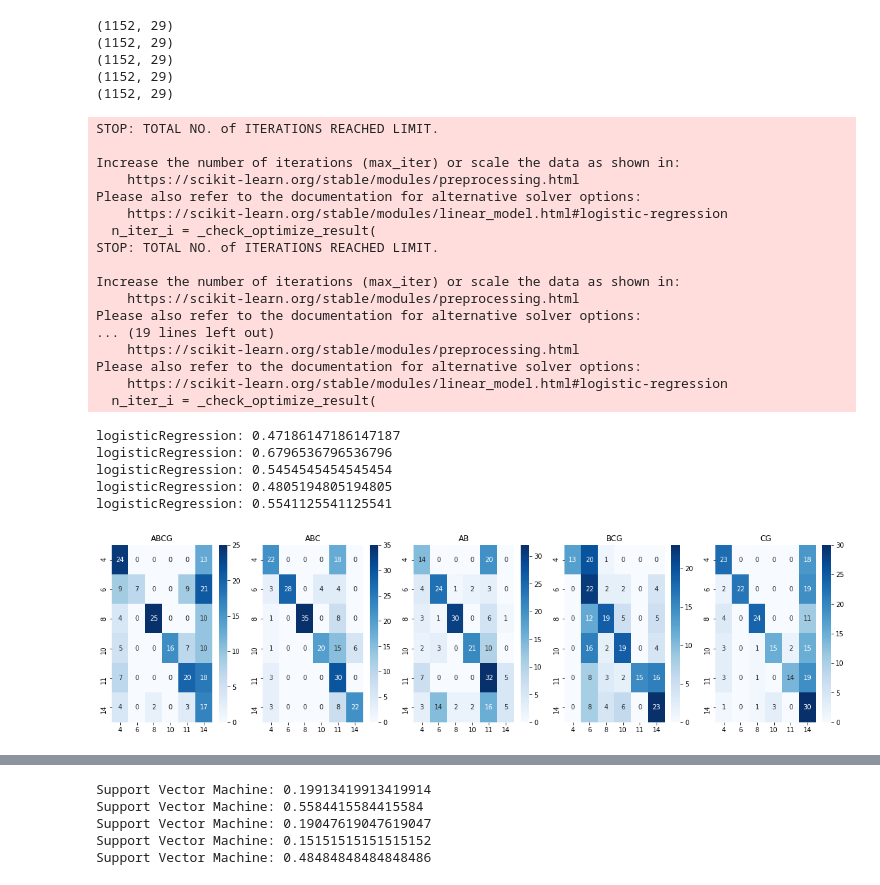
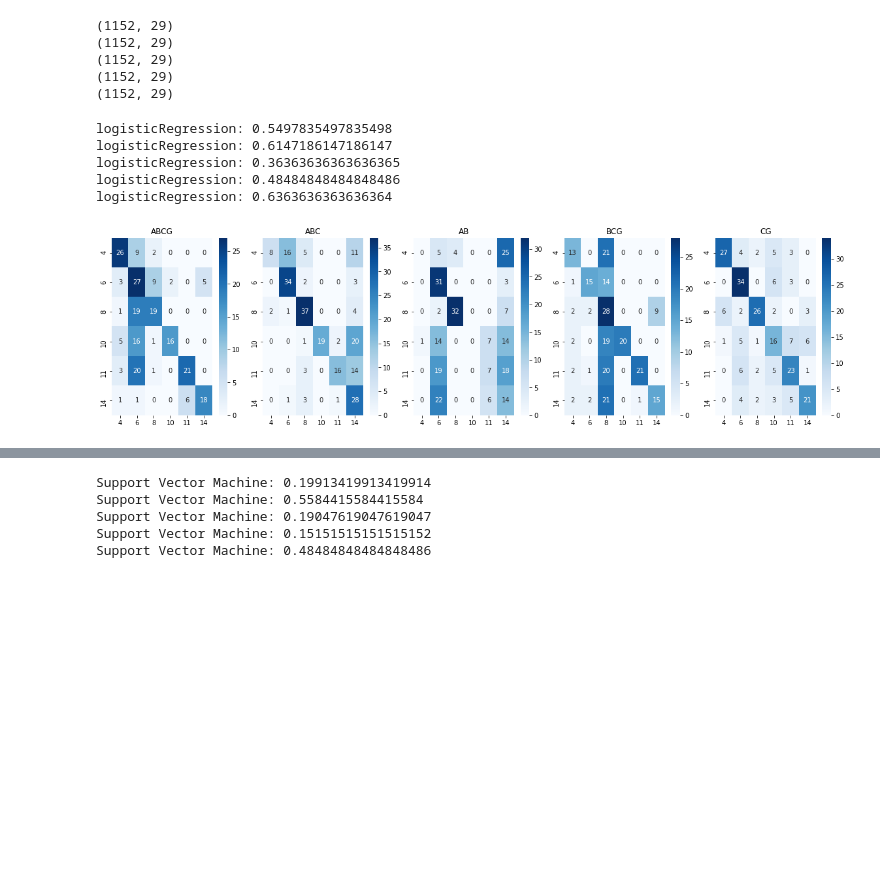
Before and after one commit to anamarigarzon/Predictive_and_Proactive_Maintenance_in_Power_Systems, a Jupyter notebook: IAS-v2/IAS-fsadv.ipynb, the cells around one changed output, grey strips where cells are left out. Cells and saved outputs as stored; diff of their text form; code cells hidden in the pictures; blank space fills up the shorter version.

```diff
--- a/IAS-v2/IAS-fsadv.ipynb
+++ b/IAS-v2/IAS-fsadv.ipynb
@@ -46,14 +49,3 @@ for i in index_bus:
     Fallos_AB.append(globals()[f"AB{i}"])
     Fallos_BCG.append(globals()[f"BCG{i}"])
     Fallos_CG.append(globals()[f"CG{i}"])
-# %%
-"""
-# calcular matriz de correlación
-corr_matrix = ABCG4.corr()
-
-# mostrar plot
-
-fig, ax = plt.subplots(figsize=(15,15))
-sns.heatmap(corr_matrix, cmap='coolwarm', annot=True, ax=ax)
-plt.show()
-"""
@@ -144,61 +134,46 @@ X_train2, X_test2, y_train2, y_test2 = train_test_split(df2.iloc[:,:-1], df2.ilo
 X_train3, X_test3, y_train3, y_test3 = train_test_split(df3.iloc[:,:-1], df3.iloc[:,-1], test_size=0.2, random_state=43)
 X_train4, X_test4, y_train4, y_test4 = train_test_split(df4.iloc[:,:-1], df4.iloc[:,-1], test_size=0.2, random_state=46)
 # %%
-# Crear el modelo de regresión logística
-Nmodels = [0,1,2,3,4]
+# Importar las librerías necesarias
+import matplotlib.pyplot as plt
+import seaborn as sns
+from sklearn.linear_model import LogisticRegression
+from sklearn.metrics import accuracy_score, confusion_matrix
+from sklearn.preprocessing import StandardScaler
+
+# Crear el modelo de regresión logística con las opciones adecuadas
+Nmodels = [0, 1, 2, 3, 4]
 
 for i in Nmodels:
-    globals()[f"clf{i}"] = LogisticRegression(random_state=i)
+    globals()[f"clf{i}"] = LogisticRegression(random_state=i, max_iter=1000, solver='lbfgs')
 
+# Escalar los datos antes de entrenar el modelo
+scaler = StandardScaler()
+for i in Nmodels:
+    X_train_scaled = scaler.fit_transform(globals()[f"X_train{i}"])
+    globals()[f"clf{i}"].fit(X_train_scaled, globals()[f"y_train{i}"])
 
-
-# Entrenar el modelo
-for i in Nmodels:
-    globals()[f"clf{i}"].fit(globals()[f"X_train{i}"], globals()[f"y_train{i}"])
-
-
-#Realizar predicciones sobre el conjunto de prueba
-for i in Nmodels:
-    globals()[f"y_pred{i}"] = globals()[f"clf{i}"].predict(globals()[f"X_test{i}"])
-
-# Evaluar la precisión del modelo
-
-from sklearn.metrics import accuracy_score
+# Realizar predicciones sobre el conjunto de prueba y evaluar la precisión del modelo
 fig, axs = plt.subplots(ncols=5, figsize=(20, 5))
 
 for i in Nmodels:
+    X_test_scaled = scaler.transform(globals()[f"X_test{i}"])
+    globals()[f"y_pred{i}"] = globals()[f"clf{i}"].predict(X_test_scaled)
     globals()[f"logreg_acc{i}"] = accuracy_score(globals()[f"y_test{i}"], globals()[f"y_pred{i}"])
     globals()[f"conf_matrix_logreg{i}"] = confusion_matrix(globals()[f"y_test{i}"], globals()[f"y_pred{i}"])
-    print(f"logisticRegression: { globals()[f'logreg_acc{i}'] }")
+    print(f"logisticRegression: {globals()[f'logreg_acc{i}']}")
     axs[i].set_title(index_error[i])
-    sns.heatmap(globals()[f"conf_matrix_logreg{i}"], annot=True, cmap='Blues', fmt='g',ax = axs[i], xticklabels = index_bus, yticklabels = index_bus)
+    sns.heatmap(globals()[f"conf_matrix_logreg{i}"], annot=True, cmap='Blues', fmt='g', ax=axs[i], xticklabels=index_bus, yticklabels=index_bus)
 
 plt.savefig('gráfica_de_LR_confusion.PDF')
 plt.show()
 # %% [output]
-STOP: TOTAL NO. of ITERATIONS REACHED LIMIT.
-
-Increase the number of iterations (max_iter) or scale the data as shown in:
-    https://scikit-learn.org/stable/modules/preprocessing.html
-Please also refer to the documentation for alternative solver options:
-    https://scikit-learn.org/stable/modules/linear_model.html#logistic-regression
-  n_iter_i = _check_optimize_result(
-STOP: TOTAL NO. of ITERATIONS REACHED LIMIT.
-
-Increase the number of iterations (max_iter) or scale the data as shown in:
-    https://scikit-learn.org/stable/modules/preprocessing.html
-Please also refer to the documentation for alternative solver options:
-... (19 lines left out)
-    https://scikit-learn.org/stable/modules/preprocessing.html
-Please also refer to the documentation for alternative solver options:
-    https://scikit-learn.org/stable/modules/linear_model.html#logistic-regression
-  n_iter_i = _check_optimize_result(
+logisticRegression: 0.5497835497835498
+logisticRegression: 0.6147186147186147
+logisticRegression: 0.36363636363636365
+logisticRegression: 0.48484848484848486
+logisticRegression: 0.6363636363636364
-logisticRegression: 0.47186147186147187
-logisticRegression: 0.6796536796536796
-logisticRegression: 0.5454545454545454
-logisticRegression: 0.4805194805194805
-logisticRegression: 0.5541125541125541
-[figure, old version]
+[figure, new version]
 # %%
 from sklearn.tree import DecisionTreeClassifier
 
```
Also changed, not shown: parts of 10 cells of this notebook.
